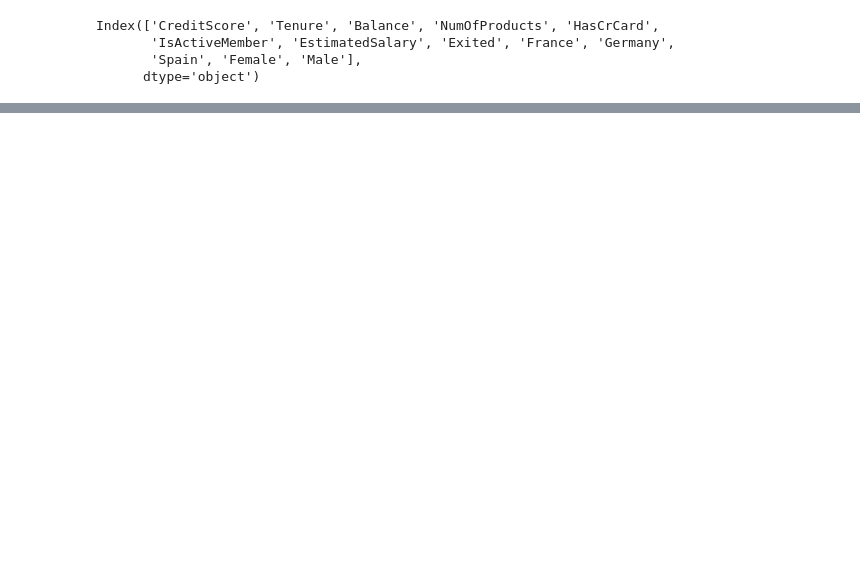
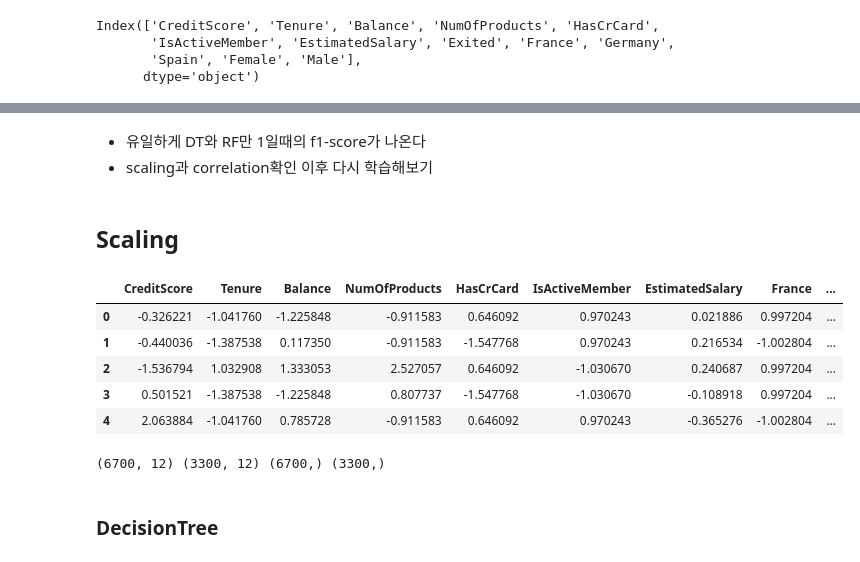
Before and after one commit to LEEHM97/TIL, a Jupyter notebook: 머신러닝Advance/04-분류/09-classification-실습.ipynb, the cells around one changed output, grey strips where cells are left out. Drawn from its saved outputs; the diff is of its cells as text; code cells hidden in the pictures; blank space fills up the shorter version.

Commit message:
feat: add SVM, scaling

```diff
--- a/머신러닝Advance/04-분류/09-classification-실습.ipynb
+++ b/머신러닝Advance/04-분류/09-classification-실습.ipynb
@@ -195,0 +216,3 @@ Index(['CreditScore', 'Tenure', 'Balance', 'NumOfProducts', 'HasCrCard',
+# %% [markdown]
+- 유일하게 DT와 RF만 1일때의 f1-score가 나온다
+- scaling과 correlation확인 이후 다시 학습해보기
@@ -195,0 +222,23 @@ Index(['CreditScore', 'Tenure', 'Balance', 'NumOfProducts', 'HasCrCard',
+# %% [markdown]
+## Scaling
+# %%
+scaler = StandardScaler()
+scaler.fit(X)
+X_scaled = scaler.transform(X)
+X_scaled = pd.DataFrame(data=X_scaled, index=X.index, columns=X.columns)
+X_scaled.head()
+# %% [output]
+|  | CreditScore | Tenure | Balance | NumOfProducts | HasCrCard | IsActiveMember | EstimatedSalary | France | ... |
+| 0 | -0.326221 | -1.041760 | -1.225848 | -0.911583 | 0.646092 | 0.970243 | 0.021886 | 0.997204 | ... |
+| 1 | -0.440036 | -1.387538 | 0.117350 | -0.911583 | -1.547768 | 0.970243 | 0.216534 | -1.002804 | ... |
+| 2 | -1.536794 | 1.032908 | 1.333053 | 2.527057 | 0.646092 | -1.030670 | 0.240687 | 0.997204 | ... |
+| 3 | 0.501521 | -1.387538 | -1.225848 | 0.807737 | -1.547768 | -1.030670 | -0.108918 | 0.997204 | ... |
+| 4 | 2.063884 | -1.041760 | 0.785728 | -0.911583 | 0.646092 | 0.970243 | -0.365276 | -1.002804 | ... |
+# %%
+xtrain, xtest, ytrain, ytest = train_test_split(X_scaled,y,test_size=0.33,random_state=1)
+
+print(xtrain.shape, xtest.shape, ytrain.shape, ytest.shape)
+# %% [output]
+(6700, 12) (3300, 12) (6700,) (3300,)
+# %% [markdown]
+### DecisionTree
```
Also changed, not shown: parts of 34 cells of this notebook.
